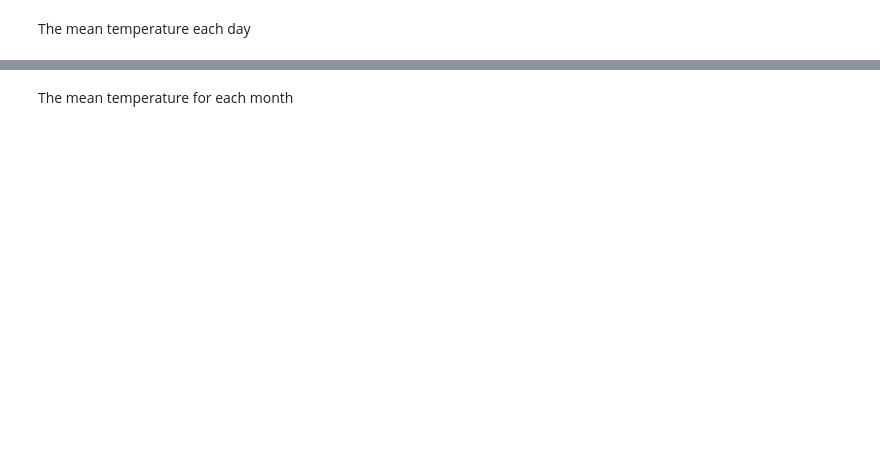
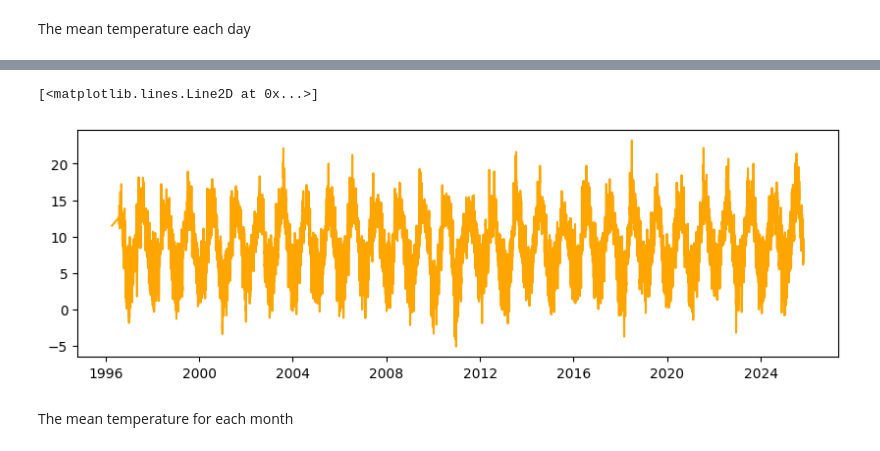
Before and after one commit to quyenphanlyons/programming-for-data-analytics, a Jupyter notebook: assignments/assignment06-weather.ipynb, the cells around one changed output, grey strips where cells are left out. Saved outputs shown, nothing was run; the diff lists cells and outputs as text; code cells hidden in the pictures; blank space fills up the shorter version.

```diff
--- a/assignments/assignment06-weather.ipynb
+++ b/assignments/assignment06-weather.ipynb
@@ -59,2 +69,7 @@ df.head()
 # %% [markdown]
 The mean temperature each day
+# %%
+# Create a new variable daily mean temperature:
+df['dateonly']= df['date'].dt.date
+df['month'] = pd.to_datetime(df['date']).dt.strftime('%Y-%m')
+df.head()
@@ -60,0 +84,6 @@ The mean temperature each day
+# %%
+#Pivot table
+df_anal = pd.pivot_table(df,values='temp',
+                          index='dateonly',
+                          aggfunc='mean')
+print(df_anal)
@@ -61,2 +106,9 @@ The mean temperature each day
+# %%
+# Plot mean temperature each day
+plt.figure(figsize=(10,3))
+plt.plot(df_anal.index, df_anal["temp"], label="Daily mean temperature", color="orange")
+# %% [output]
+[<matplotlib.lines.Line2D at 0x...>]
+[figure, added]
 # %% [markdown]
 The mean temperature for each month
```
Also changed, not shown: parts of 6 cells of this notebook.
